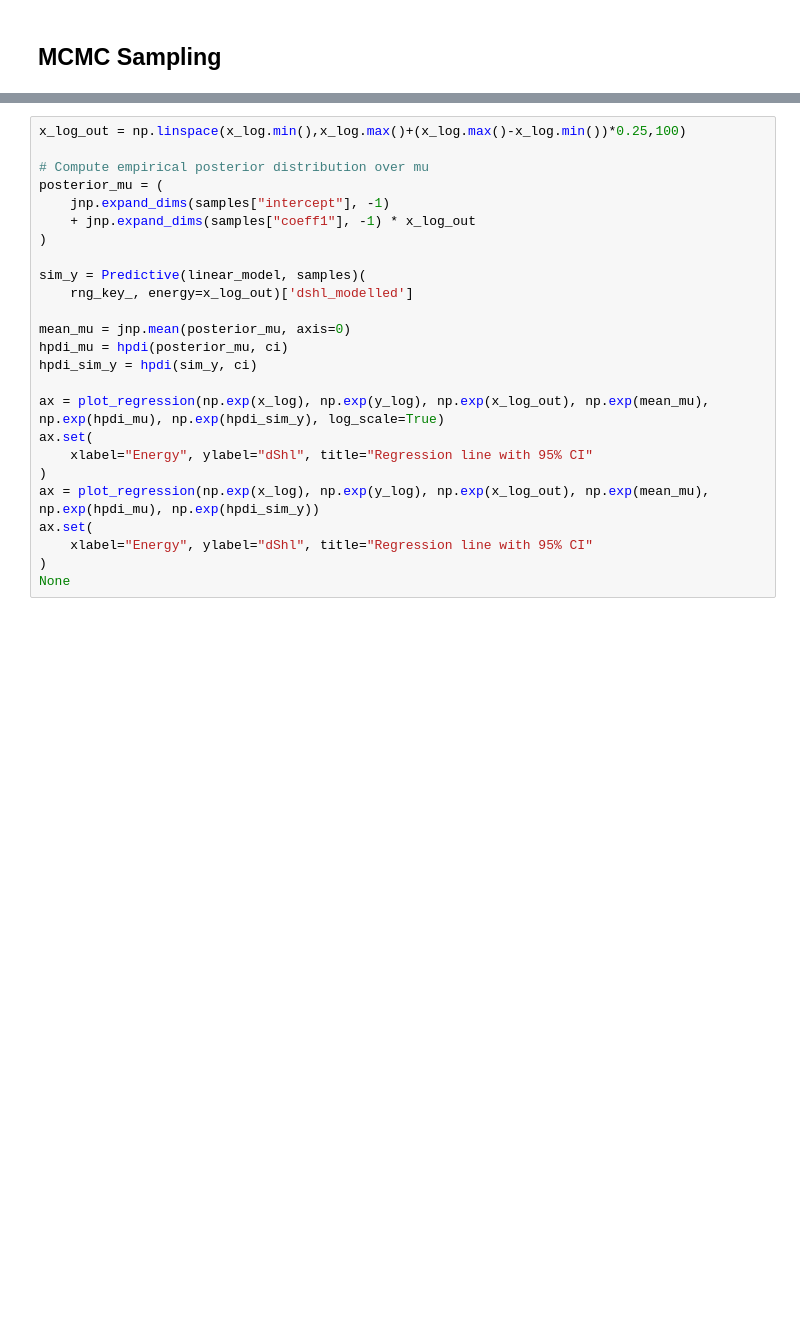
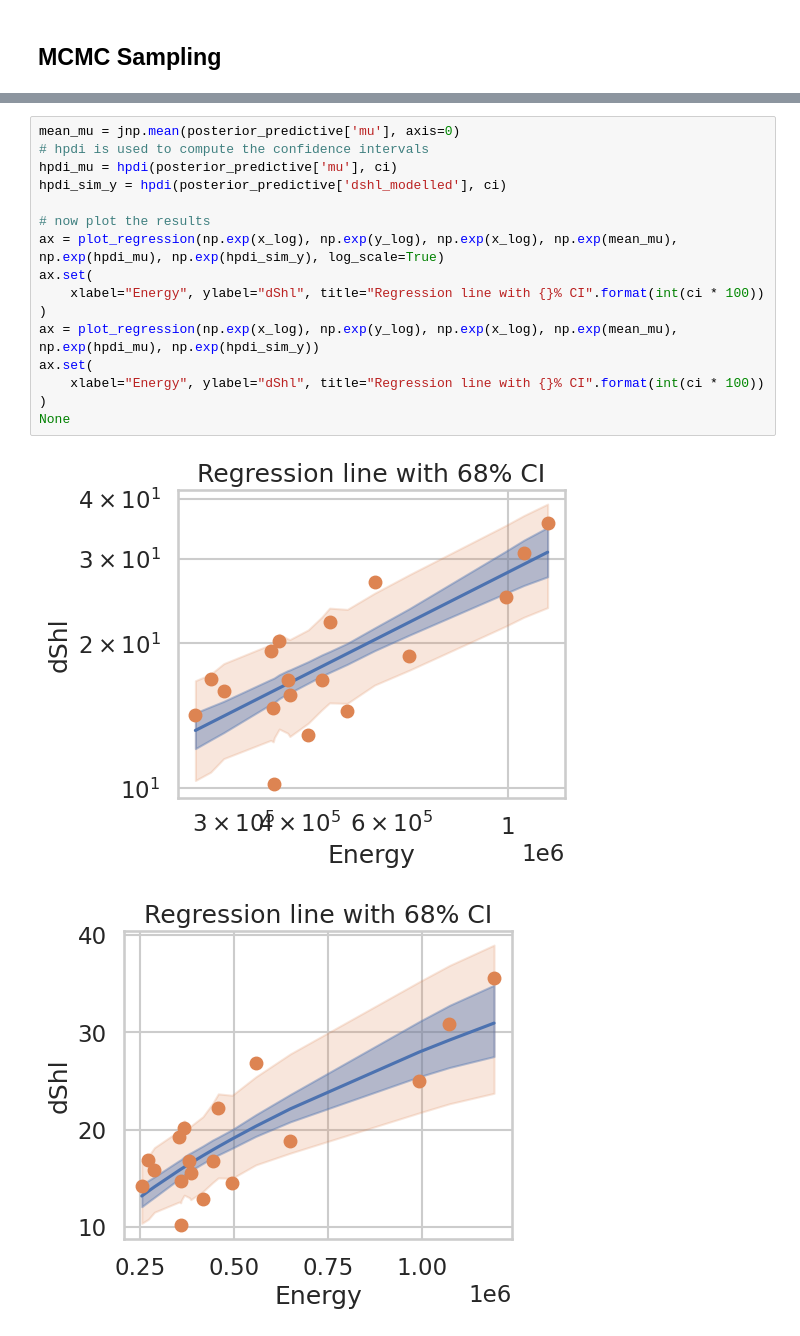
Before and after one commit to simmonsja/bayes-lr-shoreline, a Jupyter notebook: 02_numpyro_analysis.ipynb, the cells around one changed output, grey strips where cells are left out. Saved outputs shown, nothing was run; the diff lists cells and outputs as text; blank space fills up the shorter version.

```diff
--- a/02_numpyro_analysis.ipynb
+++ b/02_numpyro_analysis.ipynb
@@ -249,25 +253,19 @@ plt.title('Posterior')
 # %%
-x_log_out = np.linspace(x_log.min(),x_log.max()+(x_log.max()-x_log.min())*0.25,100)
+mean_mu = jnp.mean(posterior_predictive['mu'], axis=0)
+# hpdi is used to compute the confidence intervals
+hpdi_mu = hpdi(posterior_predictive['mu'], ci)
+hpdi_sim_y = hpdi(posterior_predictive['dshl_modelled'], ci)
 
-# Compute empirical posterior distribution over mu
-posterior_mu = (
-    jnp.expand_dims(samples["intercept"], -1)
-    + jnp.expand_dims(samples["coeff1"], -1) * x_log_out
+# now plot the results
+ax = plot_regression(np.exp(x_log), np.exp(y_log), np.exp(x_log), np.exp(mean_mu), np.exp(hpdi_mu), np.exp(hpdi_sim_y), log_scale=True)
+ax.set(
+    xlabel="Energy", ylabel="dShl", title="Regression line with {}% CI".format(int(ci * 100))
 )
-
-sim_y = Predictive(linear_model, samples)(
-    rng_key_, energy=x_log_out)['dshl_modelled']
-
-mean_mu = jnp.mean(posterior_mu, axis=0)
-hpdi_mu = hpdi(posterior_mu, ci)
-hpdi_sim_y = hpdi(sim_y, ci)
-
-ax = plot_regression(np.exp(x_log), np.exp(y_log), np.exp(x_log_out), np.exp(mean_mu), np.exp(hpdi_mu), np.exp(hpdi_sim_y), log_scale=True)
+ax = plot_regression(np.exp(x_log), np.exp(y_log), np.exp(x_log), np.exp(mean_mu), np.exp(hpdi_mu), np.exp(hpdi_sim_y))
 ax.set(
-    xlabel="Energy", ylabel="dShl", title="Regression line with 95% CI"
-)
-ax = plot_regression(np.exp(x_log), np.exp(y_log), np.exp(x_log_out), np.exp(mean_mu), np.exp(hpdi_mu), np.exp(hpdi_sim_y))
-ax.set(
-    xlabel="Energy", ylabel="dShl", title="Regression line with 95% CI"
+    xlabel="Energy", ylabel="dShl", title="Regression line with {}% CI".format(int(ci * 100))
 )
 None
+# %% [output]
+[figure, added]
+[figure, added]
```
Also changed, not shown: parts of 17 cells of this notebook, 1 other file.
